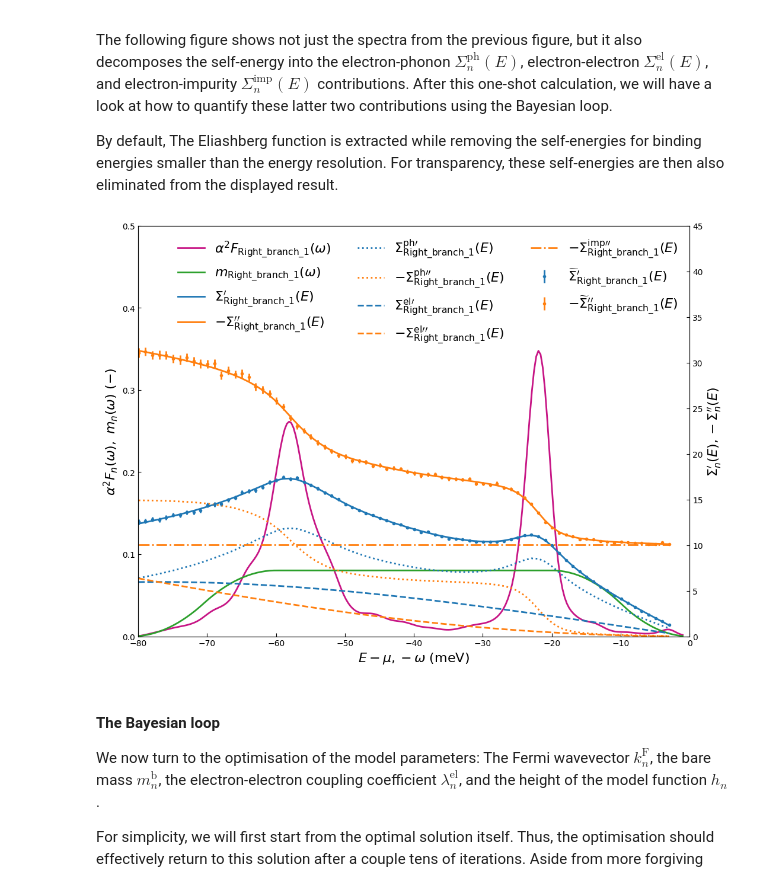
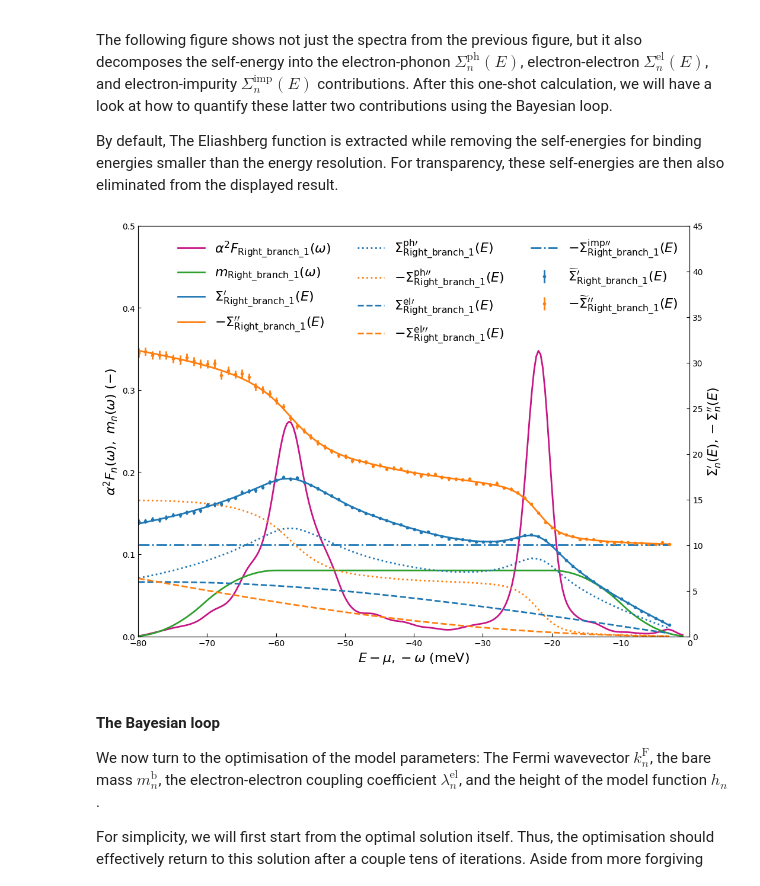
Before and after one commit to xARPES/xARPES, a Jupyter notebook: doc/notebooks/verification.ipynb, the cells around one changed output. Cells and saved outputs as stored; diff of their text form; code cells hidden in the pictures.

```diff
--- a/doc/notebooks/verification.ipynb
+++ b/doc/notebooks/verification.ipynb
@@ -238,43 +238,43 @@ color_three = "mediumvioletred"; color_four = "tab:green"
 fig = plt.figure(figsize=(12, 9)); ax1 = fig.add_subplot(111); ax2 = ax1.twinx()
 
 self_energy.plot_spectra(ax=ax1, abscissa="reversed", show=False, fig_close=False)
-self_energy.plot_both(ax=ax2, scale="meV", resolution_range="applied", fmt="o",
-    show=False, fig_close=False)
 self_energy.plot_reconstructed_both(ax=ax2, scale="meV", show=False, fig_close=False)
 self_energy.plot_reconstructed_both_ph(ax=ax2, scale="meV", linestyle=":",
     show=False, fig_close=False)
 self_energy.plot_reconstructed_both_el(ax=ax2, scale="meV", linestyle="--",
     show=False, fig_close=False)
 self_energy.plot_reconstructed_imag_imp(ax=ax2, scale="meV", linestyle="-.",
     show=False, fig_close=False)
+self_energy.plot_both(ax=ax2, scale="meV", resolution_range="applied", fmt="o",
+    show=False, fig_close=False)
 
 # --- Change colours for self-energy lines on ax2
 lines = ax2.get_lines()
 [line.set_color(color_one) for line in lines[-9:-1:2]]
 [line.set_color(color_two) for line in lines[-8:-1:2]]
-lines[-1].set_color(color_two)
+lines[-2].set_color(color_one); lines[-1].set_color(color_two)
 
 # --- Change colours for error bars from plot_both
 real_err, imag_err = ax2.collections[-2:]
 real_err.set_color(color_one); imag_err.set_color(color_two)
 
 # --- Change colours for spectra
 a2f_line, model_line = ax1.get_lines()[-2:]
 a2f_line.set_color(color_three); model_line.set_color(color_four)
 
 #Tiny tweaks that should have been xARPES default behaviour.
 ax1.set_xlabel('$E-\mu, -\omega$ (meV)')
 ax2.set_ylabel('$\Sigma_{n}^{\prime}(E), -\Sigma_{n}^{\prime\prime}(E)$')
 
 # --- Overwrite the legend with a custom legend
 [ax.get_legend() and ax.get_legend().remove() for ax in (ax1, ax2)]
 h1, l1 = ax1.get_legend_handles_labels(); h2, l2 = ax2.get_legend_handles_labels()
 ax1.legend(h1 + h2, l1 + l2, ncol=3)
 ax1.set_ylim([0, 0.5]); ax2.set_ylim([0, 45])
 
 plt.show()
 # %% [output]
-[figure, old version]
+[figure, new version]
 # %% [markdown]
 #### The Bayesian loop
 
```
Also changed, not shown: 5 other files.
